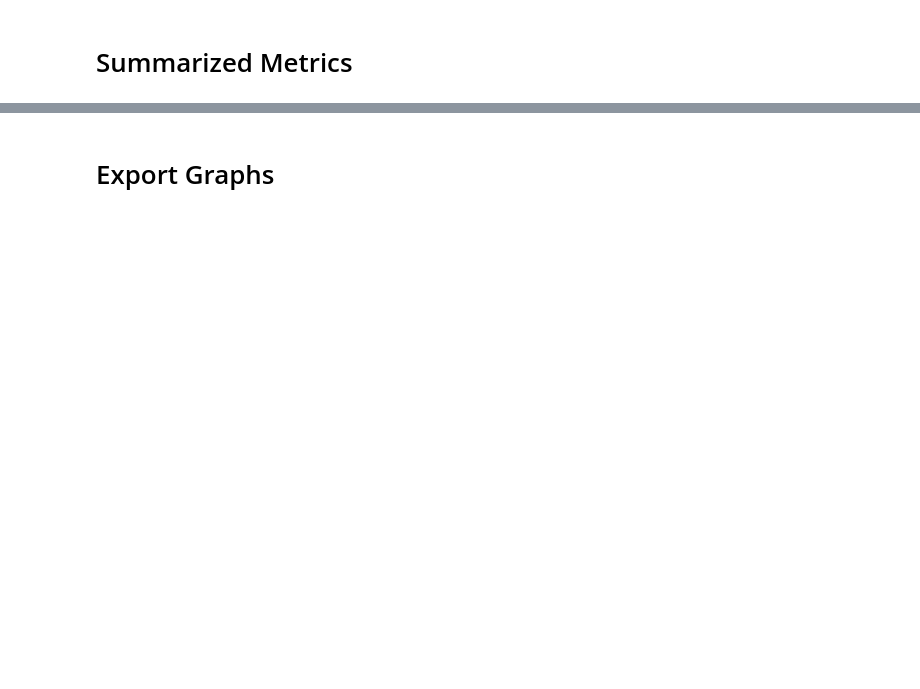
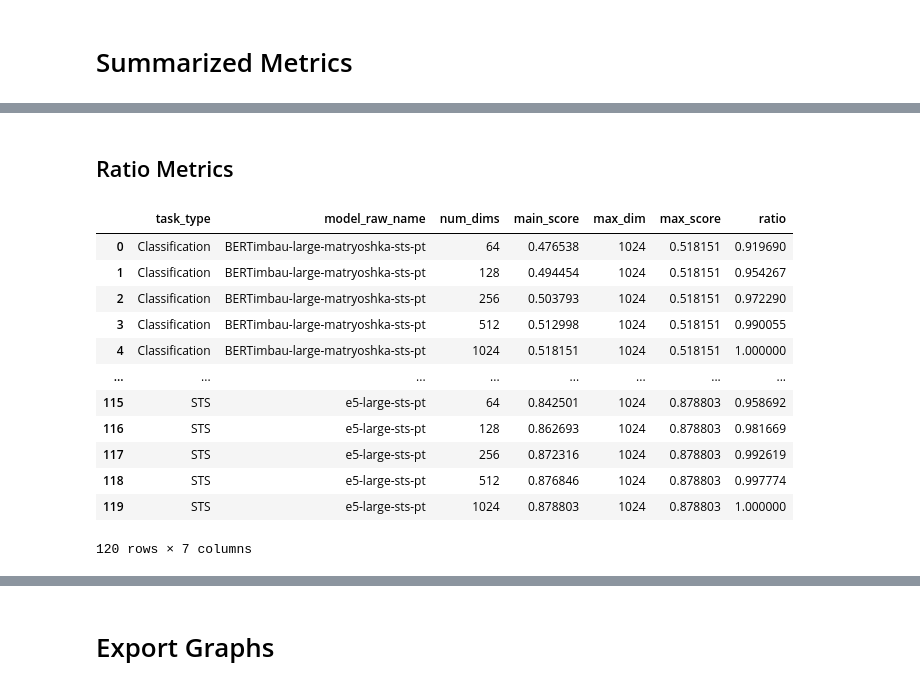
Before and after one commit to Lucas-Okamura/pt-matryoshka-sentence-transformer, a Jupyter notebook: notebooks/graphs.ipynb, the cells around one changed output, grey strips where cells are left out. Drawn from its saved outputs; the diff is of its cells as text; code cells hidden in the pictures; blank space fills up the shorter version.

```diff
--- a/notebooks/graphs.ipynb
+++ b/notebooks/graphs.ipynb
@@ -186,0 +139,56 @@ Length: 2, dtype: str
+# %% [markdown]
+## Ratio Metrics
+# %%
+df_results_ratio = pd.DataFrame()
+
+results_all["num_dims"] = results_all["embedding_dim"].fillna(results_all["embedding_dim_full"])
+results_all["num_dims"] = pd.to_numeric(results_all["num_dims"], errors="coerce")
+df_ratio = results_all.copy()
+
+df_ratio["num_dims"] = pd.to_numeric(df_ratio["num_dims"], errors="coerce").astype(int)
+df_ratio["main_score"] = pd.to_numeric(df_ratio["main_score"], errors="coerce")
+
+df_ratio = df_ratio.dropna(subset=["task_type", "model_raw_name", "num_dims", "main_score"])
+
+df_ratio = (
+    df_ratio
+    .groupby(["task_type", "model_raw_name", "num_dims"], as_index=False)["main_score"]
+    .mean()
+)
+
+task_types = sorted(df_ratio["task_type"].dropna().unique())
+
+for ttype in task_types:
+    df_tt = df_ratio[df_ratio["task_type"] == ttype].copy()
+
+    max_dims = (
+        df_tt.groupby("model_raw_name")["num_dims"]
+        .max()
+        .rename("max_dim")
+        .reset_index()
+    )
+    df_tt = df_tt.merge(max_dims, on="model_raw_name", how="left")
+
+    df_max = df_tt[df_tt["num_dims"] == df_tt["max_dim"]][
+        ["model_raw_name", "main_score"]
+    ].rename(columns={"main_score": "max_score"})
+
+    df_tt = df_tt.merge(df_max, on="model_raw_name", how="left")
+    df_tt["ratio"] = df_tt["main_score"] / df_tt["max_score"]
+
+    df_results_ratio = pd.concat([df_results_ratio, df_tt], axis=0, ignore_index=True)
+df_results_ratio
+# %% [output]
+|  | task_type | model_raw_name | num_dims | main_score | max_dim | max_score | ratio |
+| 0 | Classification | BERTimbau-large-matryoshka-sts-pt | 64 | 0.476538 | 1024 | 0.518151 | 0.919690 |
+| 1 | Classification | BERTimbau-large-matryoshka-sts-pt | 128 | 0.494454 | 1024 | 0.518151 | 0.954267 |
+| 2 | Classification | BERTimbau-large-matryoshka-sts-pt | 256 | 0.503793 | 1024 | 0.518151 | 0.972290 |
+| 3 | Classification | BERTimbau-large-matryoshka-sts-pt | 512 | 0.512998 | 1024 | 0.518151 | 0.990055 |
+| 4 | Classification | BERTimbau-large-matryoshka-sts-pt | 1024 | 0.518151 | 1024 | 0.518151 | 1.000000 |
+| ... | ... | ... | ... | ... | ... | ... | ... |
+| 115 | STS | e5-large-sts-pt | 64 | 0.842501 | 1024 | 0.878803 | 0.958692 |
+| 116 | STS | e5-large-sts-pt | 128 | 0.862693 | 1024 | 0.878803 | 0.981669 |
+| 117 | STS | e5-large-sts-pt | 256 | 0.872316 | 1024 | 0.878803 | 0.992619 |
+| 118 | STS | e5-large-sts-pt | 512 | 0.876846 | 1024 | 0.878803 | 0.997774 |
+| 119 | STS | e5-large-sts-pt | 1024 | 0.878803 | 1024 | 0.878803 | 1.000000 |
+120 rows × 7 columns
```
Also changed, not shown: parts of 18 cells of this notebook, 24 other files.
